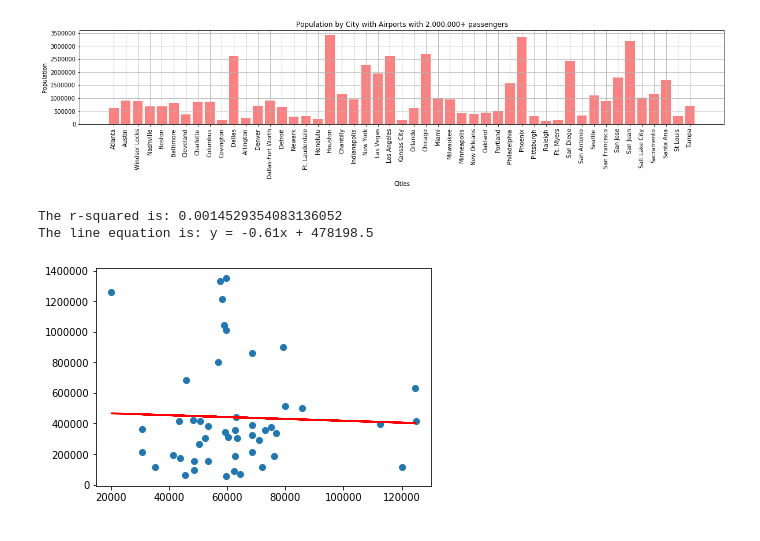
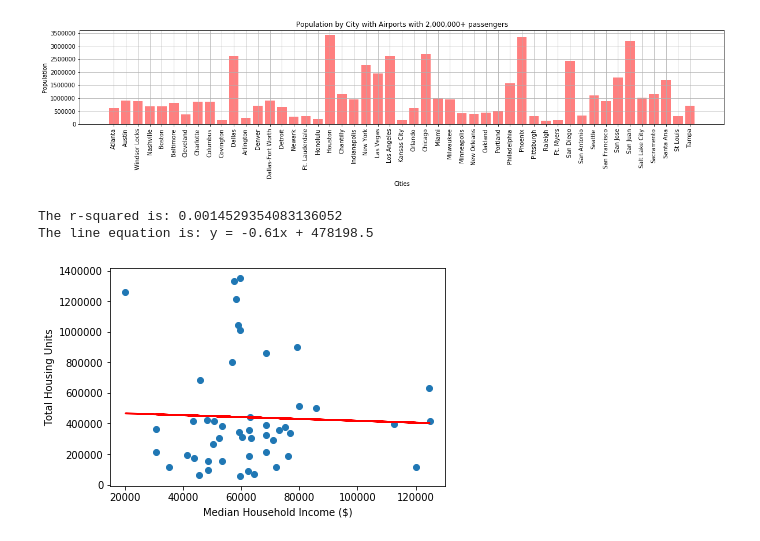
Before and after one commit to ttoffey/Project_One, a Jupyter notebook: Top_Cities_Census.ipynb, the cells around one changed output. Drawn from its saved outputs; the diff is of its cells as text; code cells hidden in the pictures.

```diff
--- a/Top_Cities_Census.ipynb
+++ b/Top_Cities_Census.ipynb
@@ -107,21 +109,21 @@ plt.show()
 # %%
 # Linear Regression equation and Print out the r-squared value along with the plot.
 x_values = topcities_df["MEDIAN HOUSEHOLD INCOME ($)"]
 y_values = topcities_df["TOTAL HOUSING UNITS"]
 (slope, intercept, rvalue, pvalue, stderr) = linregress(x_values, y_values)
 regress_values = x_values * slope + intercept
 line_eq = "y = " + str(round(slope,2)) + "x + " + str(round(intercept,2))
 plt.scatter(x_values,y_values)
 plt.plot(x_values,regress_values,"r-")
 plt.annotate(line_eq,(20,10),fontsize=15,color="red")
-# plt.xlabel("Latitude")
-# plt.ylabel("Max Temperature (F)")
+plt.xlabel("Median Household Income ($)")
+plt.ylabel("Total Housing Units")
 print(f"The r-squared is: {rvalue**2}")
 print(f"The line equation is: {line_eq}")
 # Save a picture of the plot as .png file
-# plt.savefig("Images/latvsmaxtempregression.png")
+# plt.savefig("Images/hhincomevhousingunits.png")
 plt.show()
 # %% [output]
 The r-squared is: 0.0014529354083136052
 The line equation is: y = -0.61x + 478198.5
-[figure, old version]
+[figure, new version]
```
Also changed, not shown: parts of 8 cells of this notebook.
